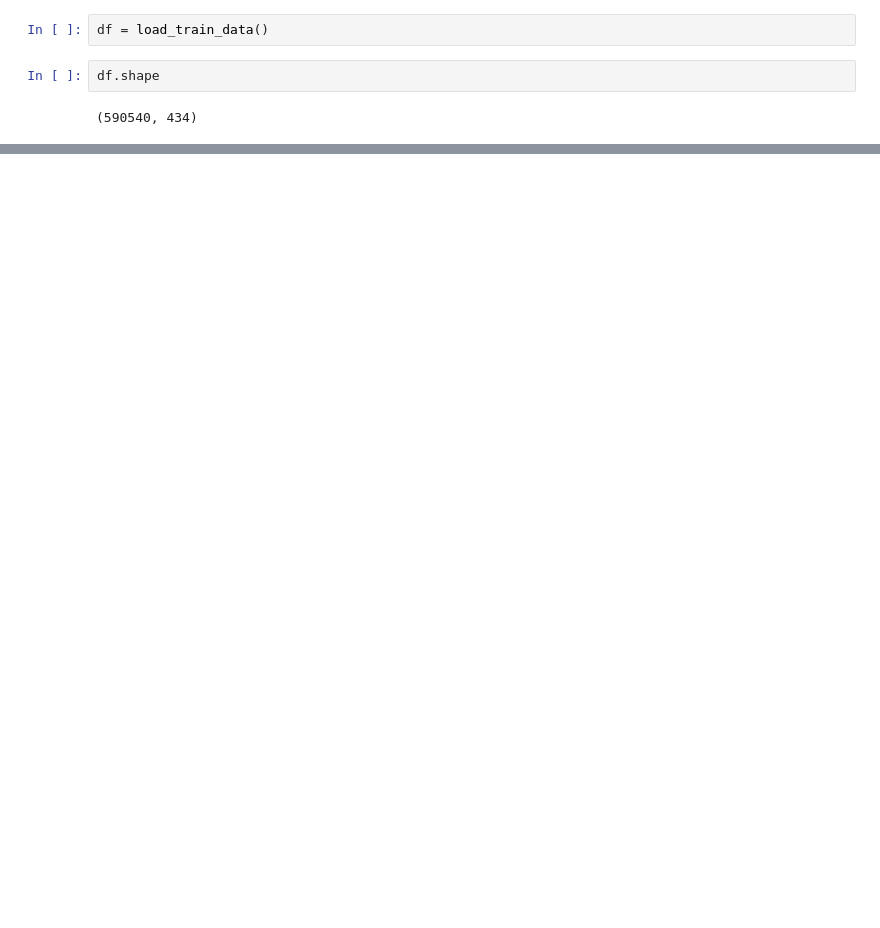
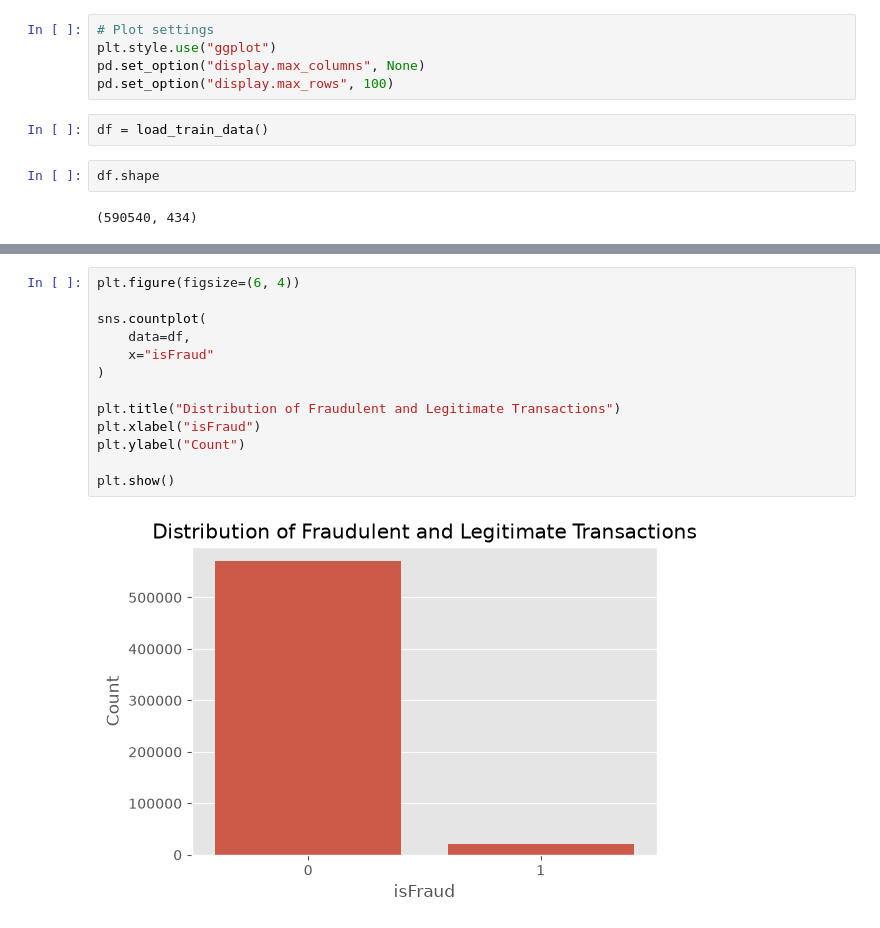
Before and after one commit to syedrafayalijafry/credit-card-fraud-detection, a Jupyter notebook: notebooks/EDA.ipynb, the cells around one changed output, grey strips where cells are left out. Drawn from its saved outputs; the diff is of its cells as text; blank space fills up the shorter version.

```diff
--- a/notebooks/EDA.ipynb
+++ b/notebooks/EDA.ipynb
@@ -7,6 +15,11 @@ project_root = Path.cwd().parent
 sys.path.append(str(project_root))
 # %%
 from src.data_loader import load_train_data
+# %%
+# Plot settings
+plt.style.use("ggplot")
+pd.set_option("display.max_columns", None)
+pd.set_option("display.max_rows", 100)
 # %%
 df = load_train_data()
 # %%
@@ -25,0 +128,15 @@ df.head()
+# %%
+plt.figure(figsize=(6, 4))
+
+sns.countplot(
+    data=df,
+    x="isFraud"
+)
+
+plt.title("Distribution of Fraudulent and Legitimate Transactions")
+plt.xlabel("isFraud")
+plt.ylabel("Count")
+
+plt.show()
+# %% [output]
+[figure, added]
```
Also changed, not shown: parts of 29 cells of this notebook.
